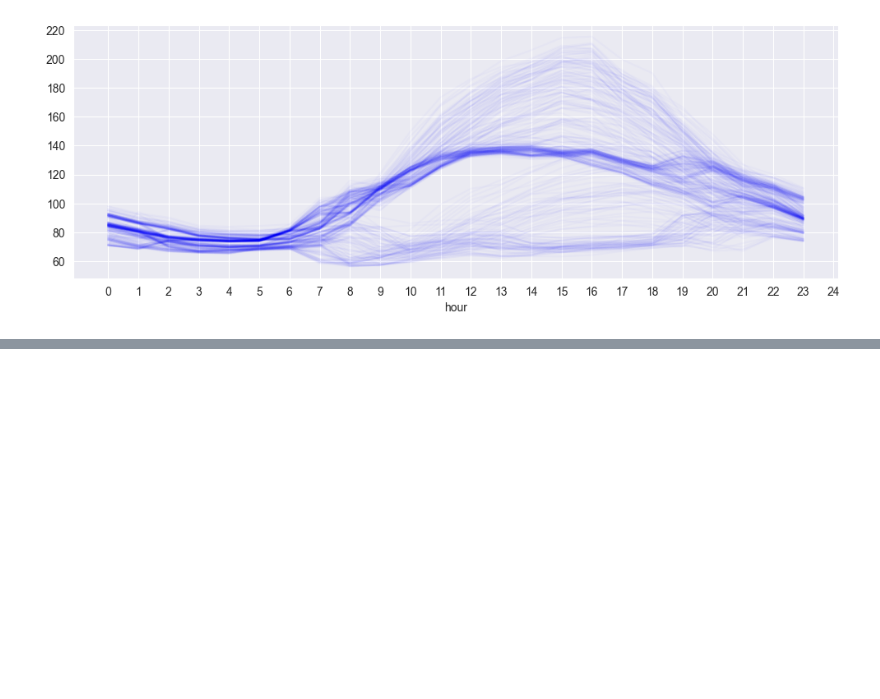
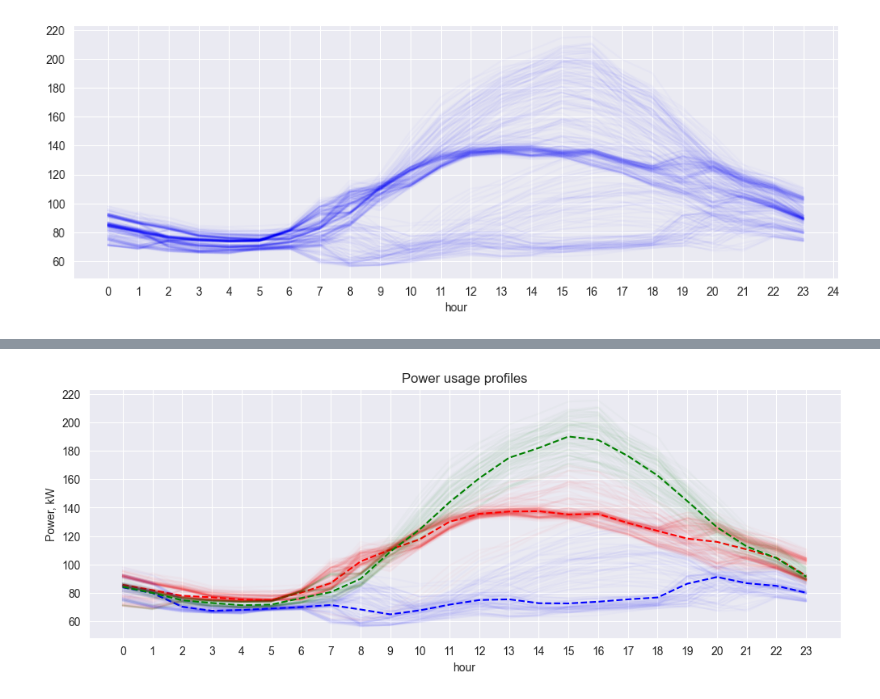
Before and after one commit to nitishsingh158/energy_consumption_clustering, a Jupyter notebook: energy_clustering.ipynb, the cells around one changed output, grey strips where cells are left out. Drawn from its saved outputs; the diff is of its cells as text; code cells hidden in the pictures; blank space fills up the shorter version.

Commit message:
clustering for commercial

```diff
--- a/energy_clustering.ipynb
+++ b/energy_clustering.ipynb
@@ -192,0 +185,21 @@ plt.title("Silhoutte Score");
+# %%
+# Use k=3
+
+kmeans = KMeans(n_clusters=3, n_init="auto")
+y_pred = kmeans.fit_predict(train_x)
+y_series = pd.Series(y_pred, name="cluster")
+# %%
+clustered_df = data_power_only.set_index(y_series, append=True)
+# %%
+fig, ax = plt.subplots(1,1, figsize=(12,4))
+clusters = clustered_df.index.get_level_values(1).unique()
+colors = ["red", "blue", "green"]
+for cluster, color in zip(clusters, colors):
+    clustered_df.xs(cluster, level=1).T.plot(color=color, ax=ax, alpha=0.02,legend=False)
+    clustered_df.xs(cluster, level=1).T.median(axis=1).plot(color=color, ax=ax,legend=False, ls="--")
+
+plt.ylabel("Power, kW")
+plt.title("Power usage profiles")
+plt.xticks(range(0, 24, 1));
+# %% [output]
+[figure, added]
```
Also changed, not shown: parts of 3 cells of this notebook.
